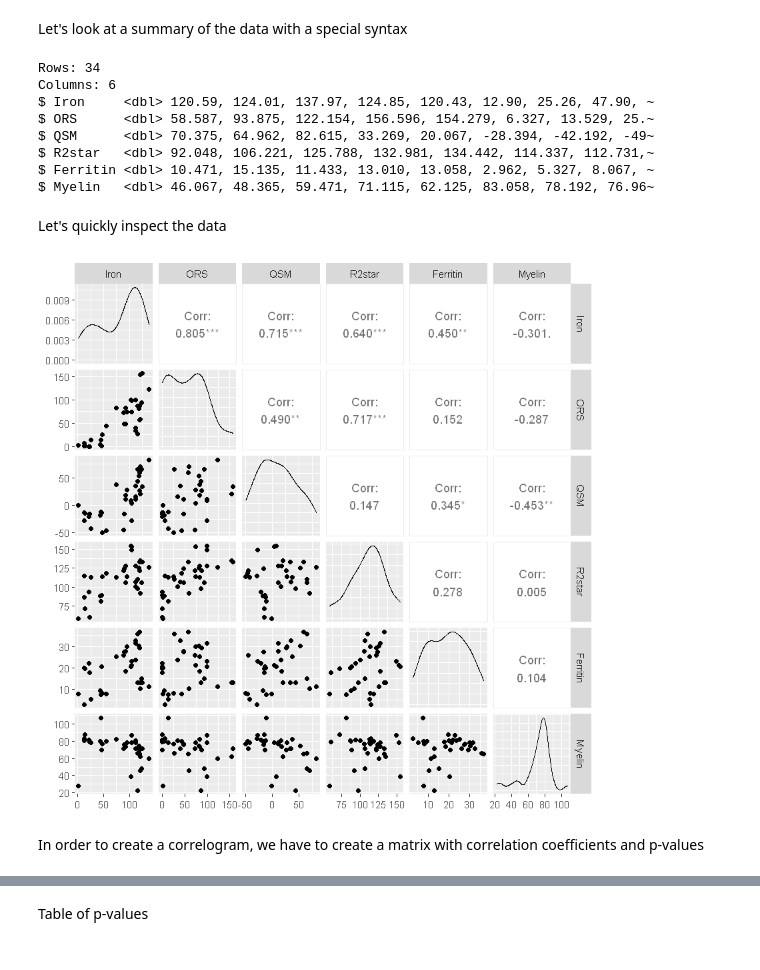
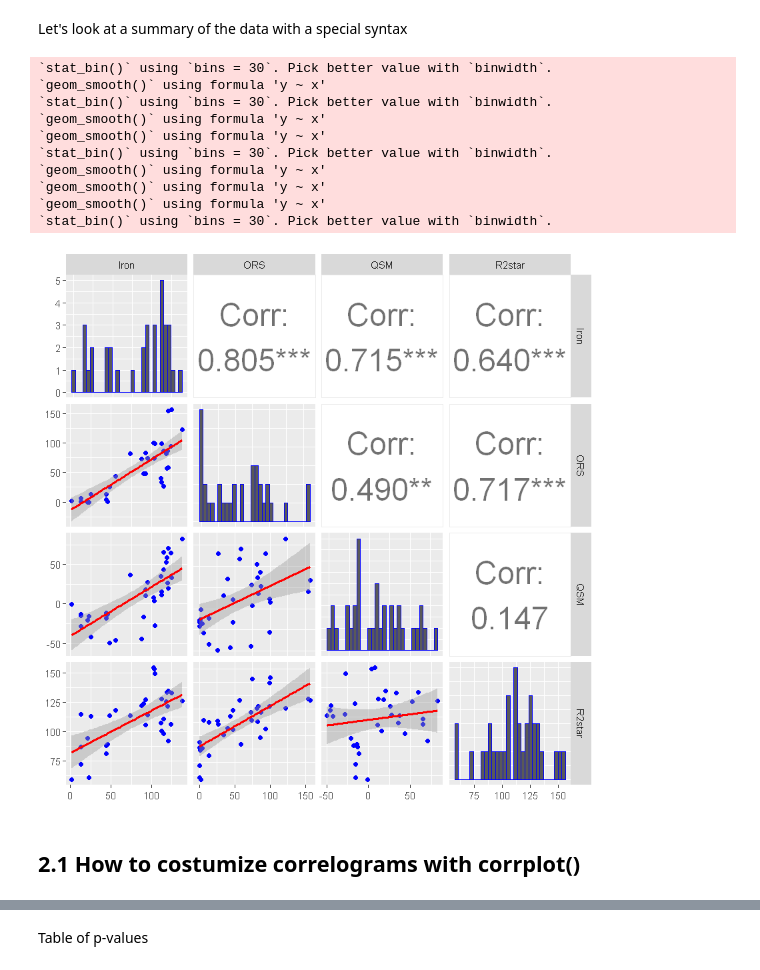
Before and after one commit to DC-3T/Gorter_R_tutorial, a Jupyter notebook: Correlations_Correlograms_R.ipynb, the cells around one changed output, grey strips where cells are left out. Drawn from its saved outputs; the diff is of its cells as text; code cells hidden in the pictures.

```diff
--- a/Correlations_Correlograms_R.ipynb
+++ b/Correlations_Correlograms_R.ipynb
@@ -53,32 +105,32 @@ head(Data)
 # %% [markdown]
 Let's look at a summary of the data with a special syntax
-# %%
-Data %>% glimpse()
-# %% [output]
-Rows: 34
-Columns: 6
-$ Iron     <dbl> 120.59, 124.01, 137.97, 124.85, 120.43, 12.90, 25.26, 47.90, ~
-$ ORS      <dbl> 58.587, 93.875, 122.154, 156.596, 154.279, 6.327, 13.529, 25.~
-$ QSM      <dbl> 70.375, 64.962, 82.615, 33.269, 20.067, -28.394, -42.192, -49~
-$ R2star   <dbl> 92.048, 106.221, 125.788, 132.981, 134.442, 114.337, 112.731,~
-$ Ferritin <dbl> 10.471, 15.135, 11.433, 13.010, 13.058, 2.962, 5.327, 8.067, ~
-$ Myelin   <dbl> 46.067, 48.365, 59.471, 71.115, 62.125, 83.058, 78.192, 76.96~
-# %% [markdown]
-Let's quickly inspect the data
-# %%
-#ggpairs(Data, columns = 1:6,ggplot2::aes(colour=label(Data)))
-group <- NA
-group[colnames(Data)==('ORS')|(colnames(Data)==('QSM'))|colnames(Data)==('R2star')] <- 'MRI'
-group[colnames(Data)==('Iron')|(colnames(Data)==('Myelin'))|colnames(Data)==('Ferritin')] <- 'Histology'
-#head(Data)
-
-
-
-ggpairs(Data, columns = 1:6)
-# %% [output]
-[figure, removed]
-# %% [markdown]
-In order to create a correlogram, we have to create a matrix with correlation coefficients and p-values
+# %%
+lowerFn <- function(data, mapping, method = "lm", ...) {
+  p <- ggplot(data = data, mapping = mapping) +
+    geom_point(colour = "blue") +
+    geom_smooth(method = method, color = "red", ...)
+  p
+}
+
+ggpairs(
+  Data[, 1:4], lower = list(continuous = wrap(lowerFn, method = "lm")),
+  diag = list(continuous = wrap("barDiag", colour = "blue")),
+  upper = list(continuous = wrap("cor", size = 10))
+)
+# %% [output]
+`stat_bin()` using `bins = 30`. Pick better value with `binwidth`.
+`geom_smooth()` using formula 'y ~ x'
+`stat_bin()` using `bins = 30`. Pick better value with `binwidth`.
+`geom_smooth()` using formula 'y ~ x'
+`geom_smooth()` using formula 'y ~ x'
+`stat_bin()` using `bins = 30`. Pick better value with `binwidth`.
+`geom_smooth()` using formula 'y ~ x'
+`geom_smooth()` using formula 'y ~ x'
+`geom_smooth()` using formula 'y ~ x'
+`stat_bin()` using `bins = 30`. Pick better value with `binwidth`.
+[figure, added]
+# %% [markdown]
+## 2.1 How to costumize correlograms with corrplot()
 # %%
 corr_matrix_pears=rcorr(as.matrix(Data), type = "pearson")
 CP=round(corr_matrix_pears$r,2) #corr coeff values
```
Also changed, not shown: parts of 23 cells of this notebook.
